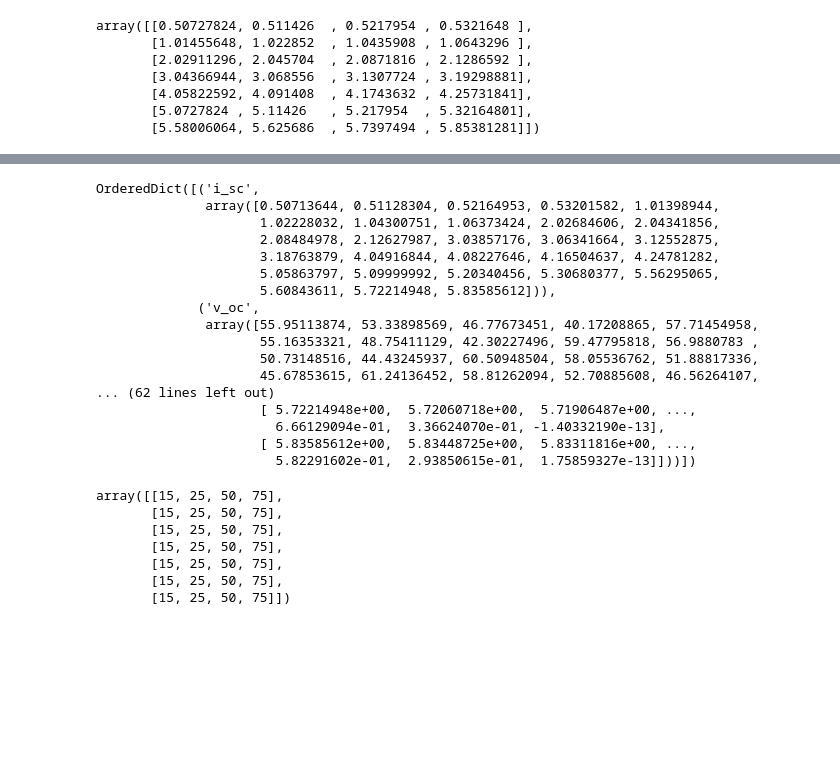
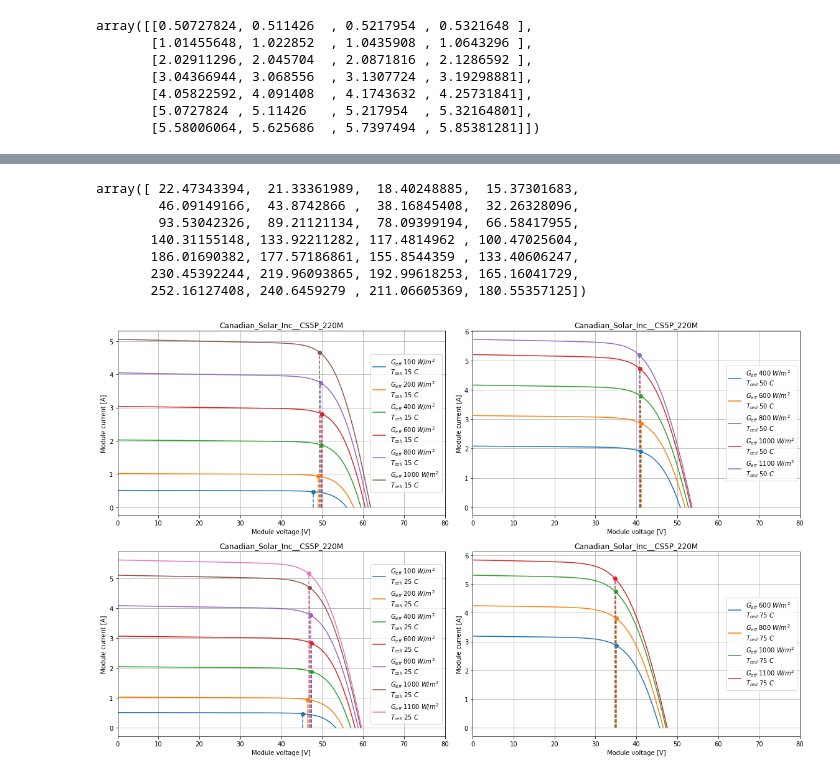
Before and after one commit to mikofski/OLD-PVSC48-Python-Tutorial, a Jupyter notebook: Tutorial 4 - Model a Module's Performance.ipynb, the cells around one changed output, grey strips where cells are left out. Cells and saved outputs as stored; diff of their text form; code cells hidden in the pictures; blank space fills up the shorter version.

Commit message:
plot results

```diff
--- a/Tutorial 4 - Model a Module's Performance.ipynb
+++ b/Tutorial 4 - Model a Module's Performance.ipynb
@@ -234,5 +245,6 @@ array([[0.50727824, 0.511426  , 0.5217954 , 0.5321648 ],
 # %%
-iv = pvlib.pvsystem.singlediode(
+# flatten the meshgrid to allow single diode to broadcast the output
+curve_info = pvlib.pvsystem.singlediode(
     photocurrent=IL.flatten(),
     saturation_current=I0.flatten(),
     resistance_series=Rs,
@@ -240,32 +252,45 @@ iv = pvlib.pvsystem.singlediode(
     nNsVth=nNsVth.flatten(),
     ivcurve_pnts=101,
     method='lambertw')
-iv
+# display the max power points
+curve_info['p_mp']
 # %% [output]
-OrderedDict([('i_sc',
-              array([0.50713644, 0.51128304, 0.52164953, 0.53201582, 1.01398944,
-                     1.02228032, 1.04300751, 1.06373424, 2.02684606, 2.04341856,
-                     2.08484978, 2.12627987, 3.03857176, 3.06341664, 3.12552875,
-                     3.18763879, 4.04916844, 4.08227646, 4.16504637, 4.24781282,
-                     5.05863797, 5.09999992, 5.20340456, 5.30680377, 5.56295065,
-                     5.60843611, 5.72214948, 5.83585612])),
-             ('v_oc',
-              array([55.95113874, 53.33898569, 46.77673451, 40.17208865, 57.71454958,
-                     55.16353321, 48.75411129, 42.30227496, 59.47795818, 56.9880783 ,
-                     50.73148516, 44.43245937, 60.50948504, 58.05536762, 51.88817336,
-                     45.67853615, 61.24136452, 58.81262094, 52.70885608, 46.56264107,
-... (62 lines left out)
-                     [ 5.72214948e+00,  5.72060718e+00,  5.71906487e+00, ...,
-                       6.66129094e-01,  3.36624070e-01, -1.40332190e-13],
-                     [ 5.83585612e+00,  5.83448725e+00,  5.83311816e+00, ...,
-                       5.82291602e-01,  2.93850615e-01,  1.75859327e-13]]))])
+array([ 22.47343394,  21.33361989,  18.40248885,  15.37301683,
+        46.09149166,  43.8742866 ,  38.16845408,  32.26328096,
+        93.53042326,  89.21121134,  78.09399194,  66.58417955,
+       140.31155148, 133.92211282, 117.4814962 , 100.47025604,
+       186.01690382, 177.57186861, 155.8544359 , 133.40606247,
+       230.45392244, 219.96093865, 192.99618253, 165.16041729,
+       252.16127408, 240.6459279 , 211.06605369, 180.55357125])
-# %%
-effective_irradiance
-# %% [output]
-array([[15, 25, 50, 75],
-       [15, 25, 50, 75],
-       [15, 25, 50, 75],
-       [15, 25, 50, 75],
-       [15, 25, 50, 75],
-       [15, 25, 50, 75],
-       [15, 25, 50, 75]])
+# %%
+# plot the calculated curves:
+exclude = [(1100, 15), (400, 75), (200, 50), (200, 75), (100, 50), (100, 75)]
+f, ax = plt.subplots(2, 2, figsize=(16, 10))
+for m, irr in enumerate(E_IEC61853):
+    for n, tc in enumerate(T_IEC61853):
+        if (irr, tc) in exclude:
+            continue
+        i = n + 4*m
+        j = n % 2, n // 2
+        label = (
+            "$G_{eff}$ " + f"{irr} $W/m^2$\n"
+            "$T_{cell}$ " + f"{tc} $C$"
+        )
+        ax[j].plot(curve_info['v'][i], curve_info['i'][i], label=label)
+        kolor = ax[j].lines[-1].get_color()
+        v_mp = curve_info['v_mp'][i]
+        i_mp = curve_info['i_mp'][i]
+        # mark the MPP
+        ax[j].plot(v_mp, i_mp, ls='', marker='o', c=kolor)
+        ax[j].vlines(v_mp, 0, i_mp, linestyle='dashed', color=kolor)
+        # just repeat this every time doesn't hurt anyone
+        ax[j].legend(loc='right')
+        ax[j].set_xlabel('Module voltage [V]')
+        ax[j].set_ylabel('Module current [A]')
+        ax[j].set_title(CS_220M.name)
+        ax[j].grid(True)
+        ax[j].set_xlim([0, 80])
+
+f.set_tight_layout(True)
+# %% [output]
+[figure, added]
```
Also changed, not shown: parts of 6 cells of this notebook.
